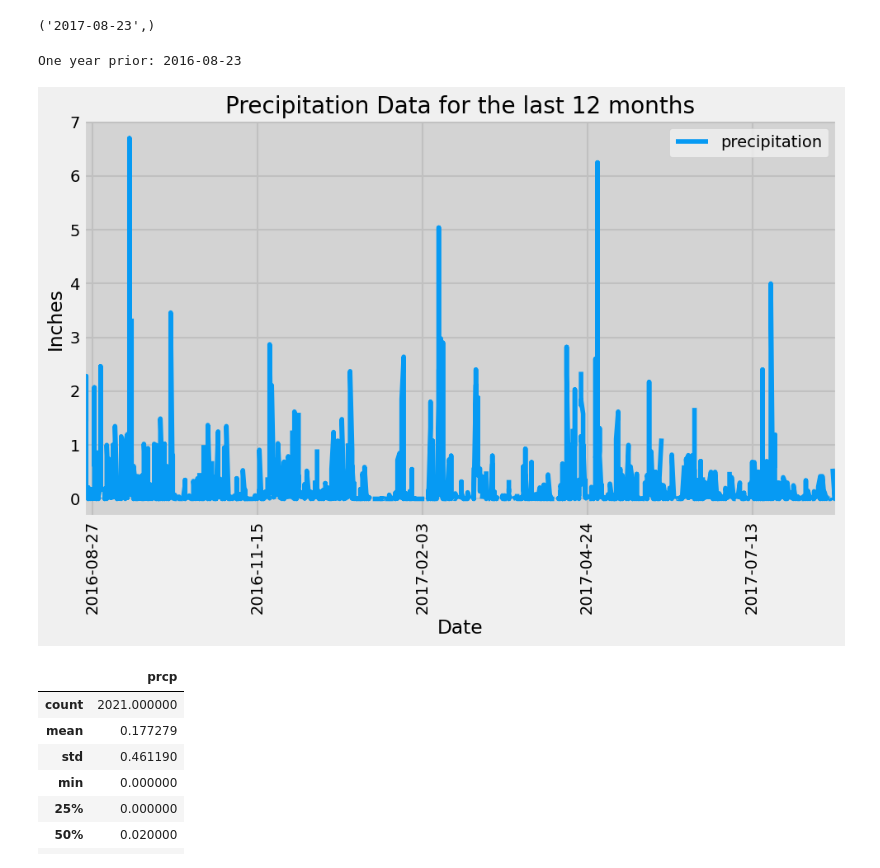
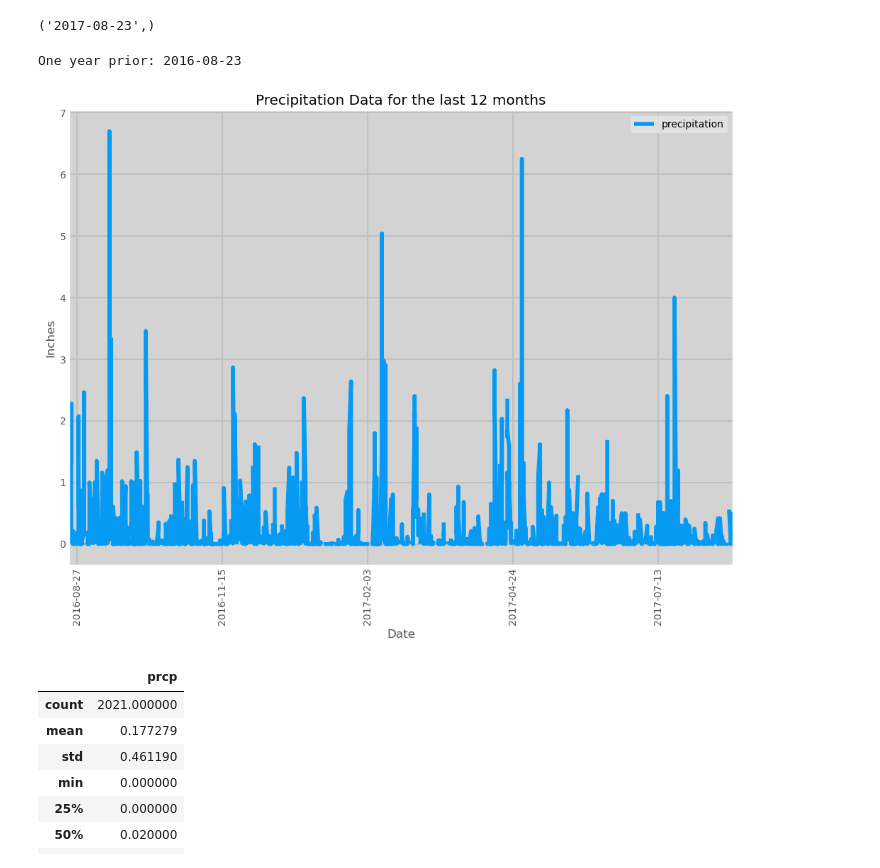
Before and after one commit to anhpham229/sqlalchemy-challenge, a Jupyter notebook: SurfsUp/climate_starter.ipynb, the cells around one changed output. Cells and saved outputs as stored; diff of their text form; code cells hidden in the pictures.

```diff
--- a/SurfsUp/climate_starter.ipynb
+++ b/SurfsUp/climate_starter.ipynb
@@ -92,37 +92,38 @@ df['date'] = pd.to_datetime(df['date'])
 df = df.sort_values(by='date')
 
 # Use Pandas Plotting with Matplotlib to plot the data
-plt.figure(figsize=(10,(7)))
+plt.figure(figsize=(10,8))
 plt.plot(df['date'], df['prcp'], color='#069AF3', linestyle='-', label='precipitation')
 plt.title("Precipitation Data for the last 12 months")
 plt.xlabel("Date")
 plt.ylabel("Inches")
 
 # Format the x-axis to show year-month-day
 plt.gca().xaxis.set_major_formatter(DateFormatter('%Y-%m-%d'))
 
 # Adjust the x-ticks to make sure they are readable
-plt.gca().xaxis.set_major_locator(plt.MaxNLocator(nbins=6))
+plt.gca().xaxis.set_major_locator(plt.MaxNLocator(nbins=5))
 plt.gca().set_facecolor('lightgray')
 
 # Set x-ticks, y-ticks
 plt.xticks(rotation='vertical')
 plt.yticks(range(0, int(df['prcp'].max()) + 2, 1))
 
 # Set x and y limits
 plt.xlim(df['date'].min(), df['date'].max())
 # plt.ylim(0, max(df["prcp"])+1, 1)
 
 # Adjust layout for a tight fit
+plt.style.use('ggplot')
 plt.tight_layout()
 plt.grid(True, color="#C0C0C0", linestyle='-', linewidth=1.5)
 plt.legend()
 
 # Show the plot
 plt.show()
 # %% [output]
 One year prior: 2016-08-23
-[figure, old version]
+[figure, new version]
 # %%
 # Use Pandas to calculate the summary statistics for the precipitation data
 measurement_one_year_df = pd.DataFrame(measurement_one_year)
```
Also changed, not shown: parts of 5 cells of this notebook, 1 other file.
